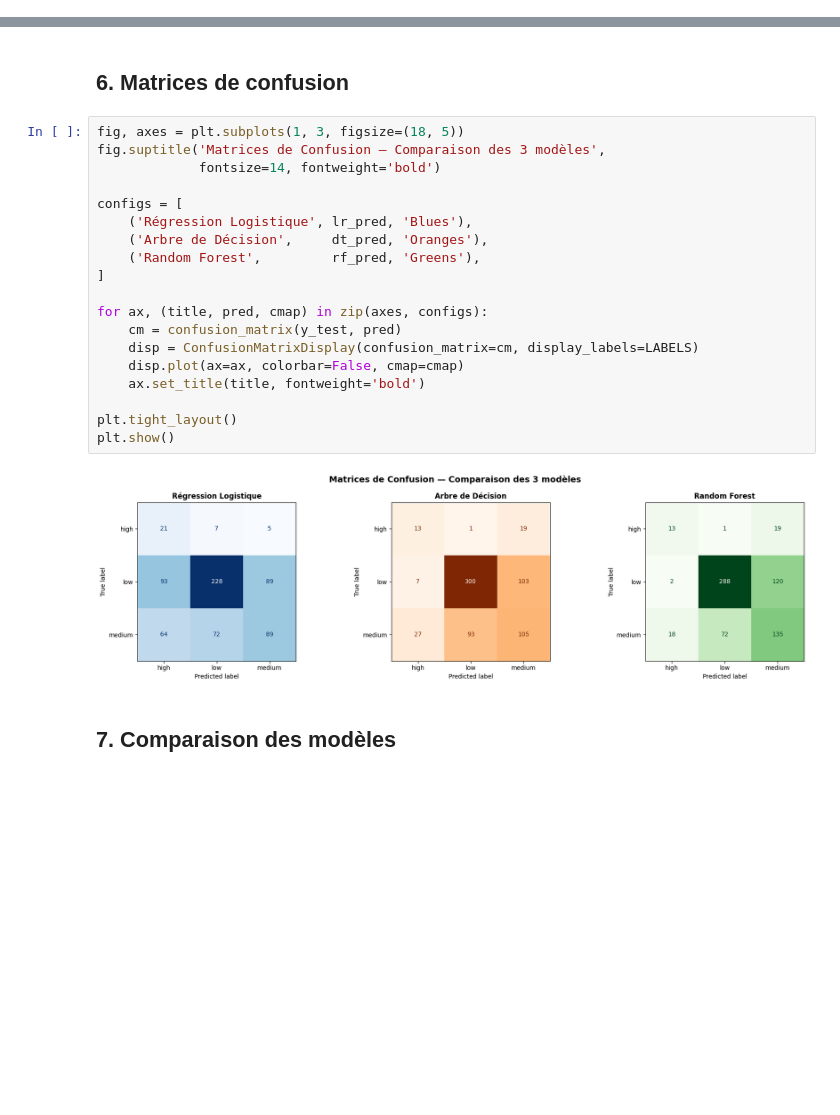
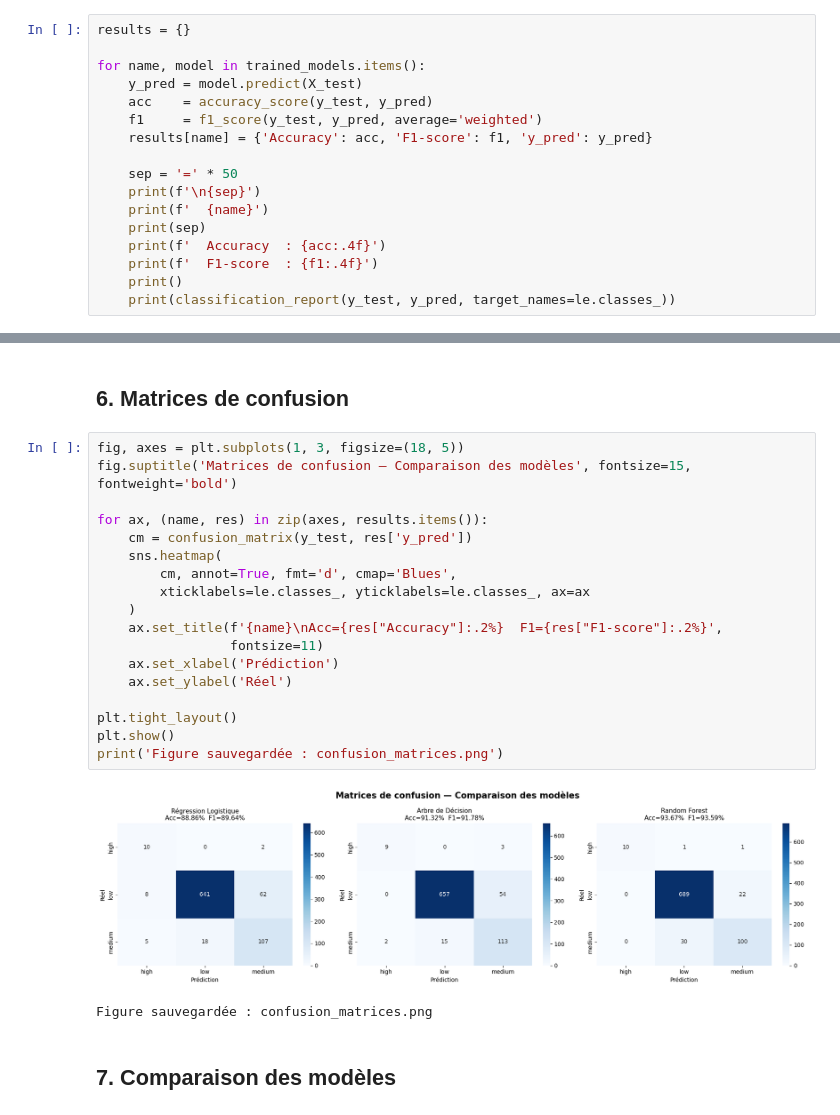
Before and after one commit to ANSS77/suivi-catastrophes-maroc, a Jupyter notebook: ml/notebooks/seismes_training.ipynb, the cells around one changed output, grey strips where cells are left out. Cells and saved outputs as stored; diff of their text form; blank space fills up the shorter version.

```diff
--- a/ml/notebooks/seismes_training.ipynb
+++ b/ml/notebooks/seismes_training.ipynb
@@ -285,0 +275,17 @@ weighted avg       0.68      0.65      0.66       668
+# %%
+results = {}
+
+for name, model in trained_models.items():
+    y_pred = model.predict(X_test)
+    acc    = accuracy_score(y_test, y_pred)
+    f1     = f1_score(y_test, y_pred, average='weighted')
+    results[name] = {'Accuracy': acc, 'F1-score': f1, 'y_pred': y_pred}
+
+    sep = '=' * 50
+    print(f'\n{sep}')
+    print(f'  {name}')
+    print(sep)
+    print(f'  Accuracy  : {acc:.4f}')
+    print(f'  F1-score  : {f1:.4f}')
+    print()
+    print(classification_report(y_test, y_pred, target_names=le.classes_))
@@ -287,24 +311,24 @@ weighted avg       0.68      0.65      0.66       668
 ## 6. Matrices de confusion
 # %%
 fig, axes = plt.subplots(1, 3, figsize=(18, 5))
-fig.suptitle('Matrices de Confusion — Comparaison des 3 modèles',
-             fontsize=14, fontweight='bold')
+fig.suptitle('Matrices de confusion — Comparaison des modèles', fontsize=15, fontweight='bold')
 
-configs = [
-    ('Régression Logistique', lr_pred, 'Blues'),
-    ('Arbre de Décision',     dt_pred, 'Oranges'),
-    ('Random Forest',         rf_pred, 'Greens'),
-]
-
-for ax, (title, pred, cmap) in zip(axes, configs):
-    cm = confusion_matrix(y_test, pred)
-    disp = ConfusionMatrixDisplay(confusion_matrix=cm, display_labels=LABELS)
-    disp.plot(ax=ax, colorbar=False, cmap=cmap)
-    ax.set_title(title, fontweight='bold')
+for ax, (name, res) in zip(axes, results.items()):
+    cm = confusion_matrix(y_test, res['y_pred'])
+    sns.heatmap(
+        cm, annot=True, fmt='d', cmap='Blues',
+        xticklabels=le.classes_, yticklabels=le.classes_, ax=ax
+    )
+    ax.set_title(f'{name}\nAcc={res["Accuracy"]:.2%}  F1={res["F1-score"]:.2%}',
+                 fontsize=11)
+    ax.set_xlabel('Prédiction')
+    ax.set_ylabel('Réel')
 
 plt.tight_layout()
 plt.show()
+print('Figure sauvegardée : confusion_matrices.png')
 # %% [output]
-[figure, old version]
+[figure, new version]
+Figure sauvegardée : confusion_matrices.png
 # %% [markdown]
 ## 7. Comparaison des modèles
```
Also changed, not shown: parts of 23 cells of this notebook, 5 other files.
